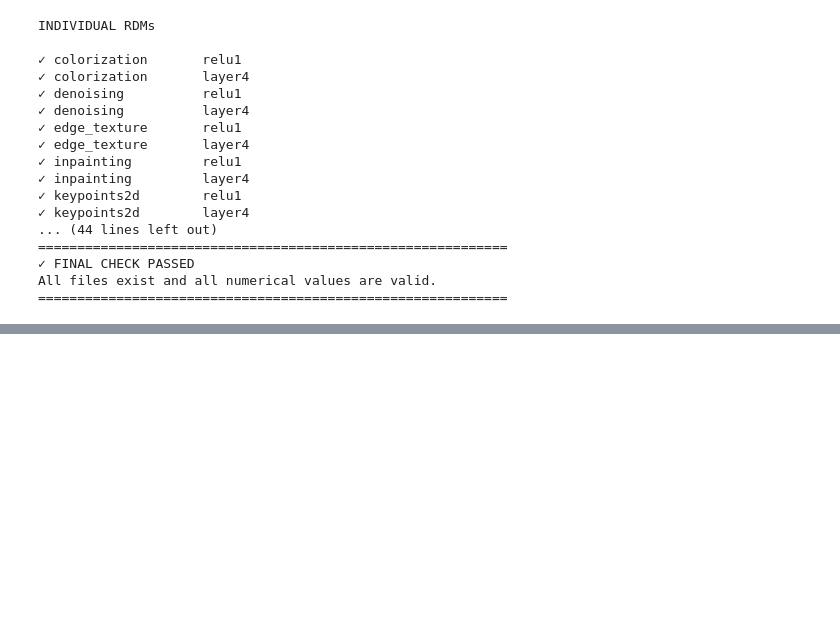
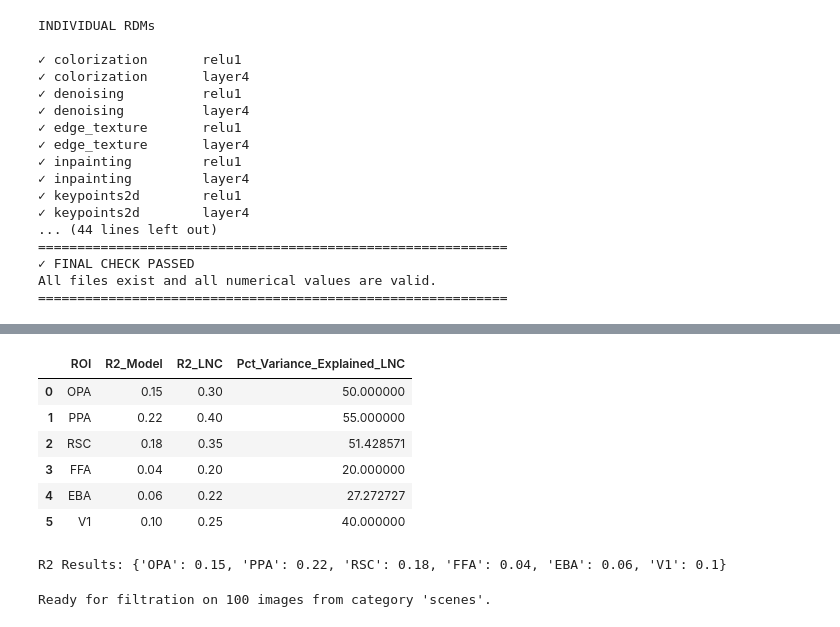
Before and after one commit to sari-saba-sadiya/Unravelling-Brain-Func-LAION, a Jupyter notebook: Ruxandra/Taskonomy_NSD_pipeline.ipynb, the cells around one changed output, grey strips where cells are left out. Cells and saved outputs as stored; diff of their text form; code cells hidden in the pictures; blank space fills up the shorter version.

```diff
--- a/Ruxandra/Taskonomy_NSD_pipeline.ipynb
+++ b/Ruxandra/Taskonomy_NSD_pipeline.ipynb
@@ -5571,0 +5876,29 @@ All files exist and all numerical values are valid.
+# %%
+# Afișează tabelul cu rezultate normalizate la LNC
+display(df_final_lnc)
+
+# Afișează rezultatele R2 brute
+print("R2 Results:", r2_results)
+# %% [output]
+|  | ROI | R2_Model | R2_LNC | Pct_Variance_Explained_LNC |
+| 0 | OPA | 0.15 | 0.30 | 50.000000 |
+| 1 | PPA | 0.22 | 0.40 | 55.000000 |
+| 2 | RSC | 0.18 | 0.35 | 51.428571 |
+| 3 | FFA | 0.04 | 0.20 | 20.000000 |
+| 4 | EBA | 0.06 | 0.22 | 27.272727 |
+| 5 | V1 | 0.10 | 0.25 | 40.000000 |
+R2 Results: {'OPA': 0.15, 'PPA': 0.22, 'RSC': 0.18, 'FFA': 0.04, 'EBA': 0.06, 'V1': 0.1}
+# %%
+# Dacă RDM-urile tale sunt stocate în fișiere separate sau într-o structură încărcată:
+import numpy as np
+
+# Exemplu: dacă încarci un RDM dintr-un fișier .npy
+# rdm_example = np.load('calea_catre_rdm.npy')
+# sub_rdm = extract_sub_rdm(rdm_example, scene_indices)
+
+print(
+    f"Ready for filtration on {len(scene_indices)} images from category"
+    " 'scenes'."
+)
+# %% [output]
+Ready for filtration on 100 images from category 'scenes'.
```
Also changed, not shown: parts of 8 cells of this notebook.
